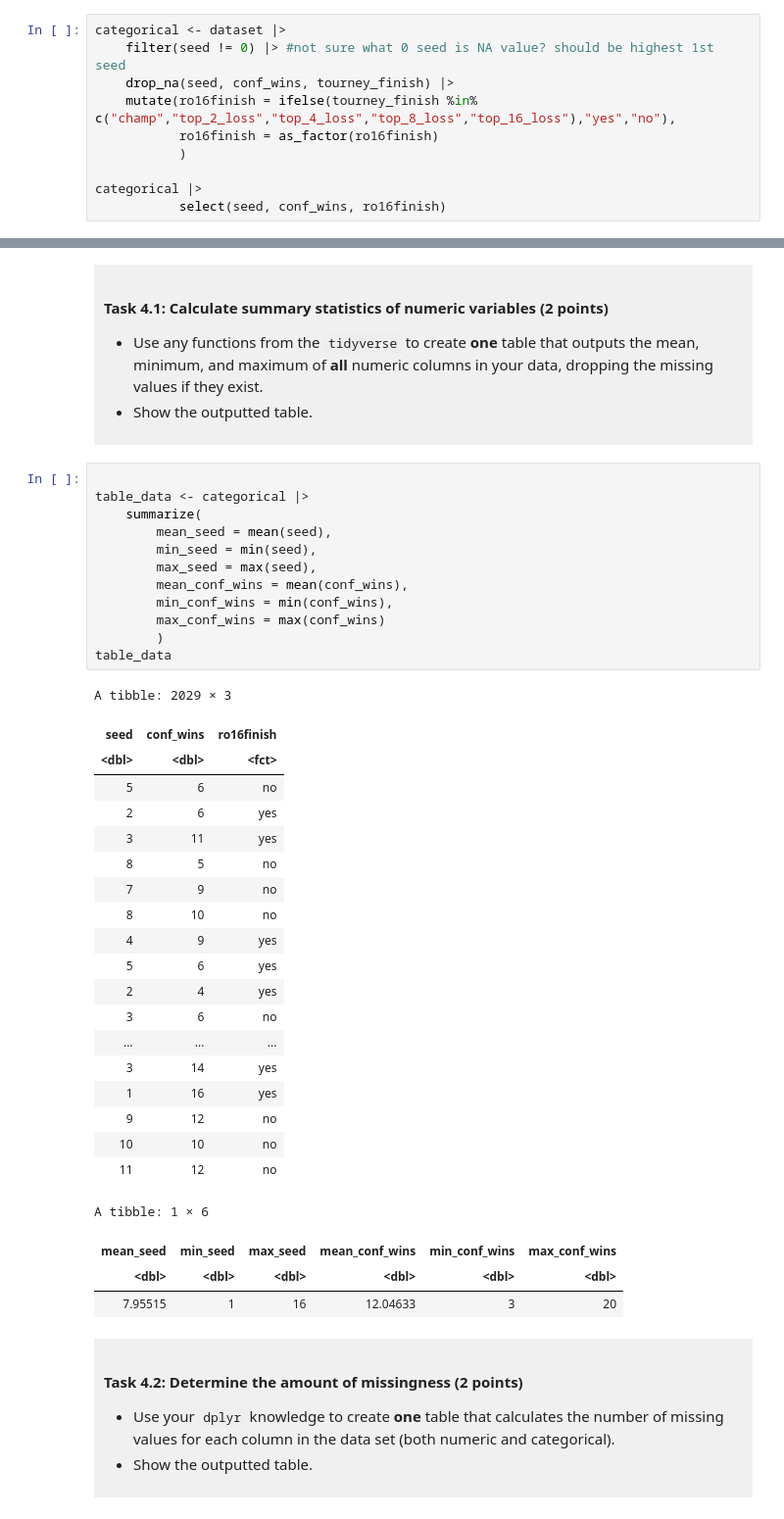
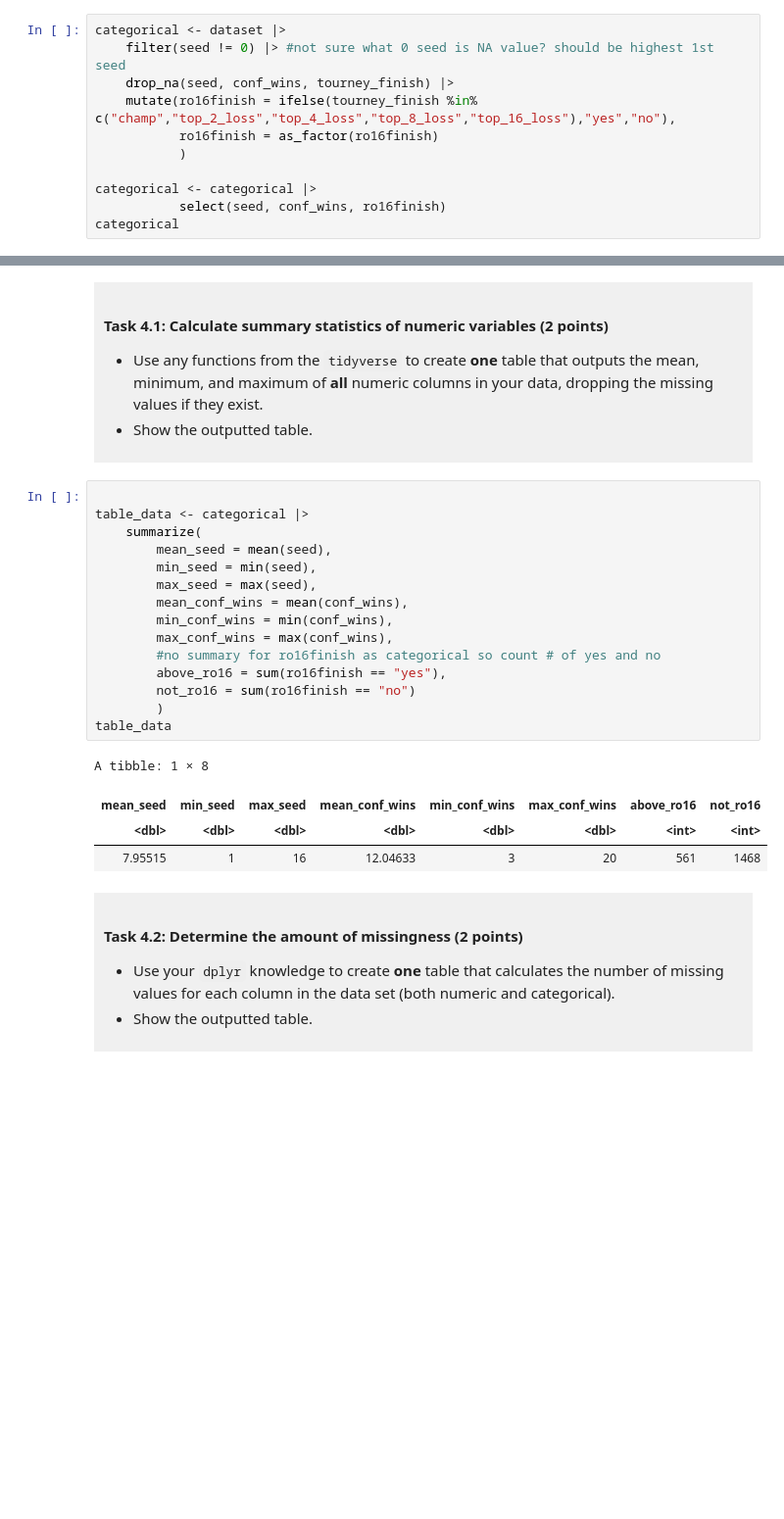
Before and after one commit to maxwellchen16-dotcom/dsci-100-project-maxwell-chen, a Jupyter notebook: dsci-100-project-notebook.ipynb, the cells around one changed output, grey strips where cells are left out. Shown at 98% size. Saved outputs shown, nothing was run; the diff lists cells and outputs as text; blank space fills up the shorter version.

```diff
--- a/dsci-100-project-notebook.ipynb
+++ b/dsci-100-project-notebook.ipynb
@@ -232,8 +232,9 @@ categorical <- dataset |>
            ro16finish = as_factor(ro16finish)
            )
 
-categorical |>
+categorical <- categorical |>
            select(seed, conf_wins, ro16finish)
+categorical
 # %% [output]
 A tibble: 2029 × 3
 | seed | conf_wins | ro16finish |
@@ -284,39 +285,23 @@ You will refine your research question (if needed) and produce a tidy data set.
 # %%
 
 table_data <- categorical |>
     summarize(
         mean_seed = mean(seed),
         min_seed = min(seed),
         max_seed = max(seed),
         mean_conf_wins = mean(conf_wins),
         min_conf_wins = min(conf_wins),
-        max_conf_wins = max(conf_wins)
+        max_conf_wins = max(conf_wins),
+        #no summary for ro16finish as categorical so count # of yes and no
+        above_ro16 = sum(ro16finish == "yes"),
+        not_ro16 = sum(ro16finish == "no")
         )
 table_data
 # %% [output]
-A tibble: 2029 × 3
+A tibble: 1 × 8
-| seed | conf_wins | ro16finish |
-| <dbl> | <dbl> | <fct> |
-| 5 | 6 | no |
-| 2 | 6 | yes |
-| 3 | 11 | yes |
-| 8 | 5 | no |
-| 7 | 9 | no |
-| 8 | 10 | no |
-| 4 | 9 | yes |
-| 5 | 6 | yes |
-| 2 | 4 | yes |
-| 3 | 6 | no |
-| ... | ... | ... |
-| 3 | 14 | yes |
-| 1 | 16 | yes |
-| 9 | 12 | no |
-| 10 | 10 | no |
-| 11 | 12 | no |
+| mean_seed | min_seed | max_seed | mean_conf_wins | min_conf_wins | max_conf_wins | above_ro16 | not_ro16 |
+| <dbl> | <dbl> | <dbl> | <dbl> | <dbl> | <dbl> | <int> | <int> |
+| 7.95515 | 1 | 16 | 12.04633 | 3 | 20 | 561 | 1468 |
-A tibble: 1 × 6
-| mean_seed | min_seed | max_seed | mean_conf_wins | min_conf_wins | max_conf_wins |
-| <dbl> | <dbl> | <dbl> | <dbl> | <dbl> | <dbl> |
-| 7.95515 | 1 | 16 | 12.04633 | 3 | 20 |
 # %% [markdown]
 <div style="background-color: #f0f0f0; padding: 10px;">
 
```
Also changed, not shown: parts of 4 cells of this notebook.
